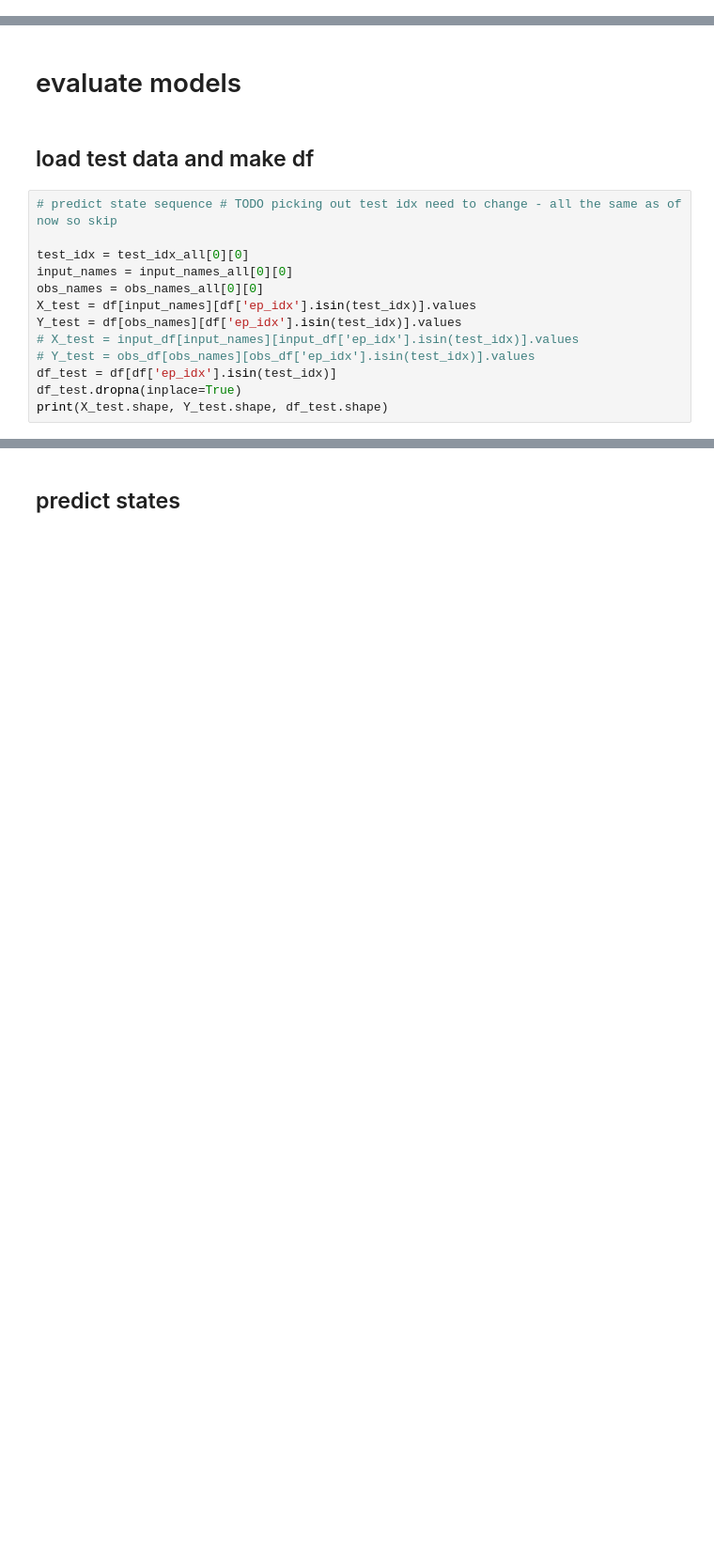
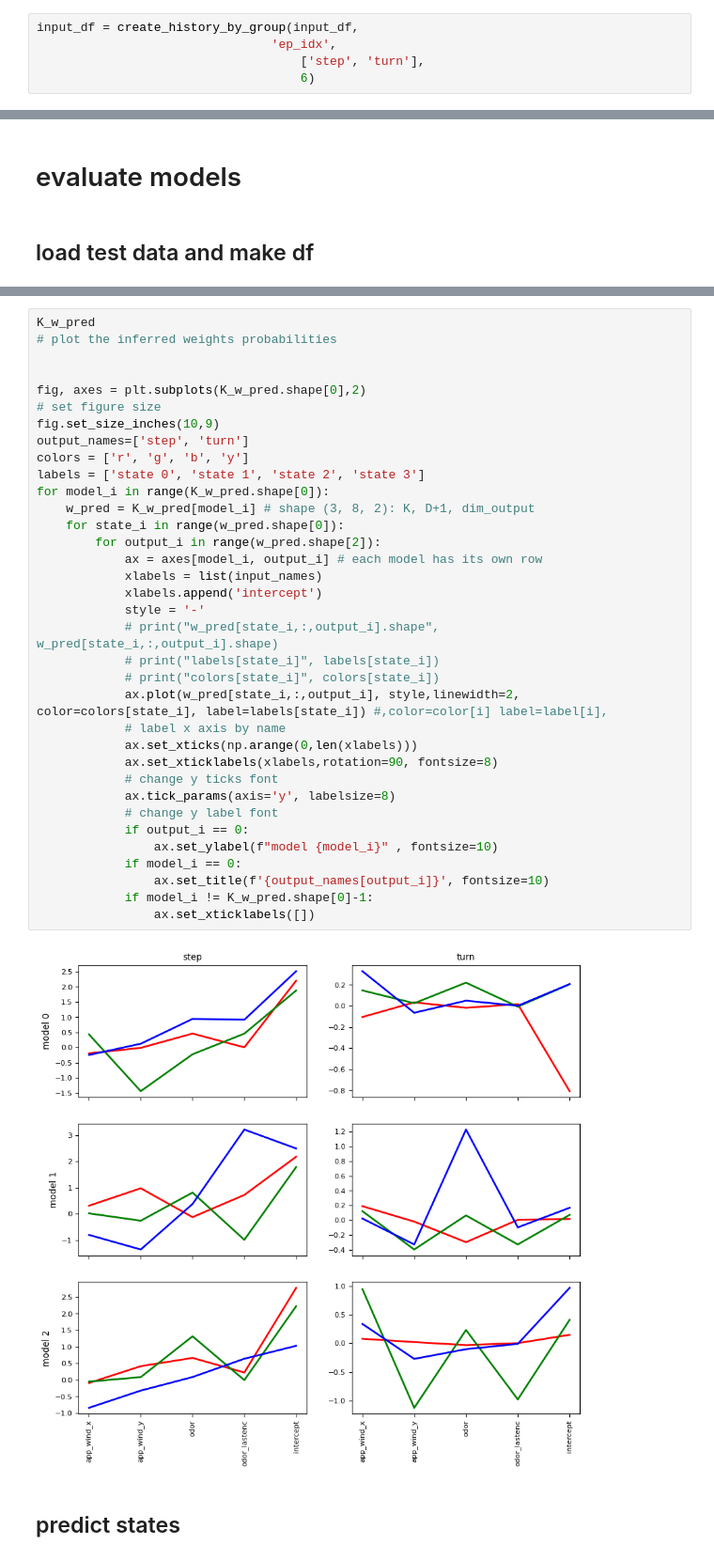
Before and after one commit to weixuanliu11/flytrack, a Jupyter notebook: model/glmhmm/JH_model_comparison.ipynb, the cells around one changed output, grey strips where cells are left out. Shown at 94% size. Saved outputs shown, nothing was run; the diff lists cells and outputs as text; blank space fills up the shorter version.

```diff
--- a/model/glmhmm/JH_model_comparison.ipynb
+++ b/model/glmhmm/JH_model_comparison.ipynb
@@ -340,0 +446,5 @@ lls_pred shape (15, 250)
+# %%
+input_df = create_history_by_group(input_df,
+                                'ep_idx',
+                                    ['step', 'turn'],
+                                    6)
@@ -342,16 +480,3 @@ lls_pred shape (15, 250)
 # evaluate models
 # %% [markdown]
 ## load test data and make df
-# %%
-# predict state sequence # TODO picking out test idx need to change - all the same as of now so skip
-
-test_idx = test_idx_all[0][0]
-input_names = input_names_all[0][0]
-obs_names = obs_names_all[0][0]
-X_test = df[input_names][df['ep_idx'].isin(test_idx)].values
-Y_test = df[obs_names][df['ep_idx'].isin(test_idx)].values
-# X_test = input_df[input_names][input_df['ep_idx'].isin(test_idx)].values
-# Y_test = obs_df[obs_names][obs_df['ep_idx'].isin(test_idx)].values
-df_test = df[df['ep_idx'].isin(test_idx)]
-df_test.dropna(inplace=True)
-print(X_test.shape, Y_test.shape, df_test.shape)
@@ -360,3 +613,40 @@ print(X_test.shape, Y_test.shape, df_test.shape)
+# %%
+K_w_pred
+# plot the inferred weights probabilities
+
+
+fig, axes = plt.subplots(K_w_pred.shape[0],2)
+# set figure size
+fig.set_size_inches(10,9)
+output_names=['step', 'turn']
+colors = ['r', 'g', 'b', 'y']
+labels = ['state 0', 'state 1', 'state 2', 'state 3']
+for model_i in range(K_w_pred.shape[0]):
+    w_pred = K_w_pred[model_i] # shape (3, 8, 2): K, D+1, dim_output
+    for state_i in range(w_pred.shape[0]):
+        for output_i in range(w_pred.shape[2]):
+            ax = axes[model_i, output_i] # each model has its own row
+            xlabels = list(input_names)
+            xlabels.append('intercept')
+            style = '-'
+            # print("w_pred[state_i,:,output_i].shape", w_pred[state_i,:,output_i].shape)
+            # print("labels[state_i]", labels[state_i])
+            # print("colors[state_i]", colors[state_i])
+            ax.plot(w_pred[state_i,:,output_i], style,linewidth=2, color=colors[state_i], label=labels[state_i]) #,color=color[i] label=label[i],
+            # label x axis by name
+            ax.set_xticks(np.arange(0,len(xlabels)))
+            ax.set_xticklabels(xlabels,rotation=90, fontsize=8)
+            # change y ticks font
+            ax.tick_params(axis='y', labelsize=8)
+            # change y label font
+            if output_i == 0:
+                ax.set_ylabel(f"model {model_i}" , fontsize=10)
+            if model_i == 0:
+                ax.set_title(f'{output_names[output_i]}', fontsize=10)
+            if model_i != K_w_pred.shape[0]-1:
+                ax.set_xticklabels([])
+# %% [output]
+[figure, added]
 # %% [markdown]
 ## predict states
 # %%
```
Also changed, not shown: parts of 17 cells of this notebook.
